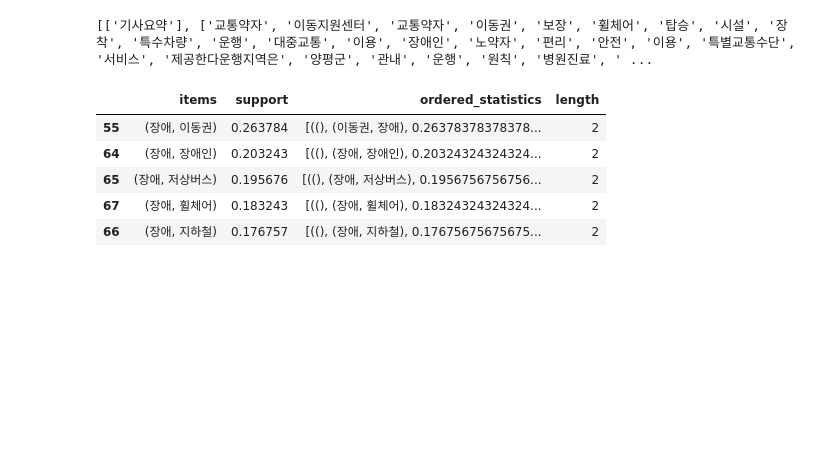
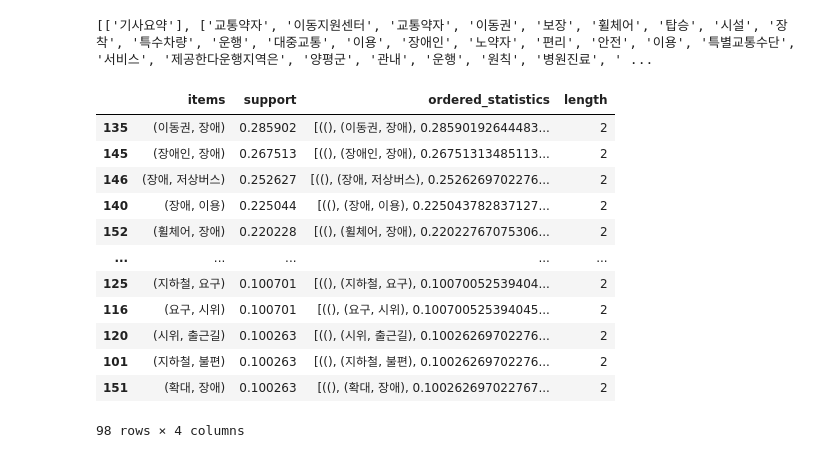
Before and after one commit to WithU-Bus/WithU-Bus, a Jupyter notebook: network.ipynb, the cells around one changed output. Saved outputs shown, nothing was run; the diff lists cells and outputs as text; code cells hidden in the pictures; blank space fills up the shorter version.

```diff
--- a/network.ipynb
+++ b/network.ipynb
@@ -15,5 +14,5 @@ total.to_csv('./res/기사요약병합.csv')
 # %%
-f = open('./res/기사요약병합.csv', encoding='utf-8')
+f = open('./res/news_summary/기사요약병합.csv', encoding='utf-8')
 lines = f.readlines()
 len(lines)
 # lines
@@ -49,18 +48,25 @@ print(dataset2[:5])
 # %%
 from apyori import apriori
 
 result = (list(apriori(dataset2, min_suppoer=0.01)))
 df = pd.DataFrame(result)
 df['length'] = df['items'].apply(lambda x : len(x))
 df = df[(df['length'] == 2) & (df['support'] > 0.01)].sort_values(by='support', ascending=False)
-df.head()
+df
 # %% [output]
 |  | items | support | ordered_statistics | length |
-| 55 | (장애, 이동권) | 0.263784 | [((), (이동권, 장애), 0.26378378378378... | 2 |
-| 64 | (장애, 장애인) | 0.203243 | [((), (장애, 장애인), 0.20324324324324... | 2 |
-| 65 | (장애, 저상버스) | 0.195676 | [((), (장애, 저상버스), 0.1956756756756... | 2 |
-| 67 | (장애, 휠체어) | 0.183243 | [((), (장애, 휠체어), 0.18324324324324... | 2 |
-| 66 | (장애, 지하철) | 0.176757 | [((), (장애, 지하철), 0.17675675675675... | 2 |
+| 135 | (이동권, 장애) | 0.285902 | [((), (이동권, 장애), 0.28590192644483... | 2 |
+| 145 | (장애인, 장애) | 0.267513 | [((), (장애인, 장애), 0.26751313485113... | 2 |
+| 146 | (장애, 저상버스) | 0.252627 | [((), (장애, 저상버스), 0.2526269702276... | 2 |
+| 140 | (장애, 이용) | 0.225044 | [((), (장애, 이용), 0.225043782837127... | 2 |
+| 152 | (휠체어, 장애) | 0.220228 | [((), (휠체어, 장애), 0.22022767075306... | 2 |
+| ... | ... | ... | ... | ... |
+| 125 | (지하철, 요구) | 0.100701 | [((), (지하철, 요구), 0.10070052539404... | 2 |
+| 116 | (요구, 시위) | 0.100701 | [((), (요구, 시위), 0.100700525394045... | 2 |
+| 120 | (시위, 출근길) | 0.100263 | [((), (시위, 출근길), 0.10026269702276... | 2 |
+| 101 | (지하철, 불편) | 0.100263 | [((), (지하철, 불편), 0.10026269702276... | 2 |
+| 151 | (확대, 장애) | 0.100263 | [((), (확대, 장애), 0.100262697022767... | 2 |
+98 rows × 4 columns
 # %%
 G = nx.Graph()
 ar = (df['items'])
```
Also changed, not shown: parts of 3 cells of this notebook, 41 other files.
